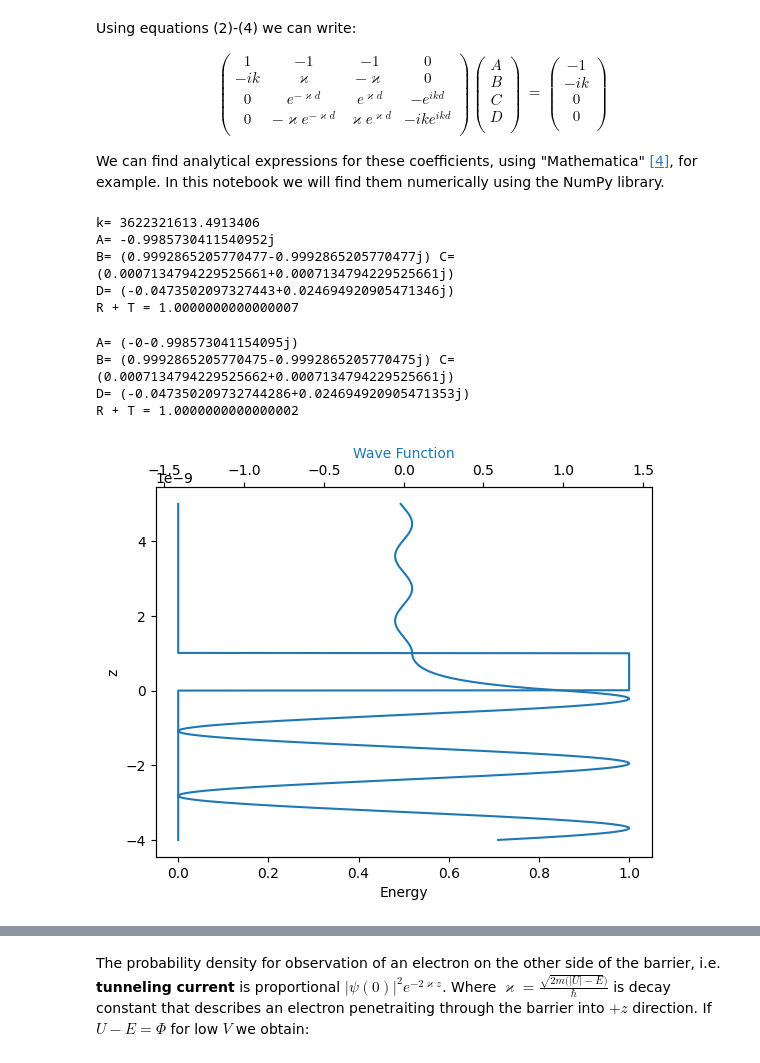
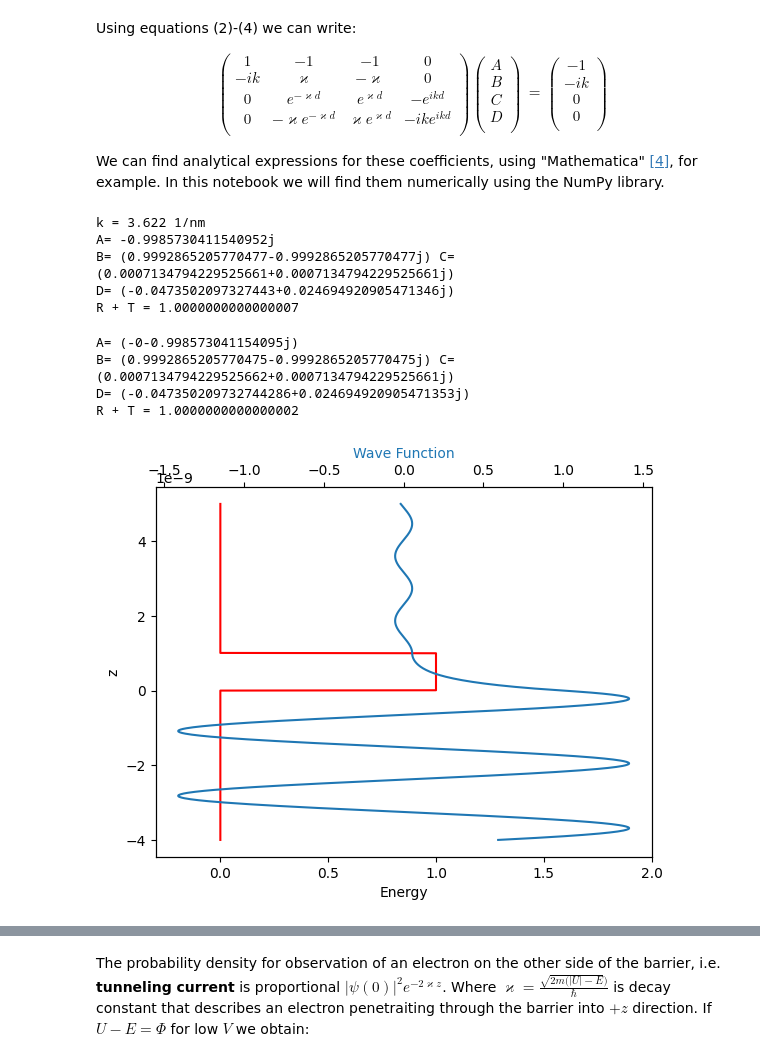
Before and after one commit to MariyaSV78/notebook_STM, a Jupyter notebook: STM/STM.ipynb, the cells around one changed output, grey strips where cells are left out. Drawn from its saved outputs; the diff is of its cells as text; code cells hidden in the pictures.

```diff
--- a/STM/STM.ipynb
+++ b/STM/STM.ipynb
@@ -105,7 +105,7 @@ E0 = 0.5*U
 k = (np.sqrt(2 * m * E0)/h)
 kappa = (np.sqrt(2 * m * (U - E0))/h)
 d = 10e-10
-print("k=",k)
+print(f"k = {k*1e-9:.4} 1/nm")
 
 F = 2*1j*k*kappa*np.cosh(kappa*d)+(k**2-kappa**2)*np.sinh(kappa*d)
 
@@ -119,7 +119,7 @@ print("B=",B, "C=",C)
 print("D=",D)
 print(f"R + T = {np.abs(A)**2 + np.abs(D)**2}")
 # %% [output]
-k= 3622321613.4913406
+k = 3.622 1/nm
 A= -0.9985730411540952j
 B= (0.9992865205770477-0.9992865205770477j) C= (0.0007134794229525661+0.0007134794229525661j)
 D= (-0.0473502097327443+0.024694920905471346j)
@@ -147,7 +147,7 @@ import numpy as np
 import matplotlib.pyplot as plt
 
 # Define the conditions for energy dependency
-def barrier_energy_dependency(z, d):
+def barrier_energy(z, d):
     out = np.zeros_like(z)
     cond = z <= 0
     out[cond] = 0
@@ -157,53 +157,41 @@ def barrier_energy_dependency(z, d):
     out[cond] = 0
     return out
 
-    if z <= 0:
-        return 0
-    elif 0 < z < d:
-        return 1
-    else:
-        return 0
-
 # Define the conditions for wave function dependency
-def wave_function(z, d):
+def wave_function(z, d, x):
     out = np.zeros_like(z, dtype=np.complex64)
     cond = z <= 0
     out[cond] = np.exp(1j*k*z[cond]) + x[0]*np.exp(-1j*k*z[cond])
     cond = np.logical_and(z > 0,  z < d)
     out[cond] = x[1]*np.exp(-kappa*z[cond]) + x[2]*np.exp(kappa*z[cond])
     cond = z >= d
     out[cond] = x[3]*np.exp(1j*k*z[cond])
     return out
 
-
-# Vectorize the function to apply it element-wise to an array
-energy_dependency_vec = np.vectorize(barrier_energy_dependency)
-wf_dependency_vec = np.vectorize(wave_function_dependency)
-
 # Define the range of z values
-z = np.linspace(-4*d, 5*d, 1000)  # Adjust the range as needed
-
+z = np.linspace(-4*d, (4 + 1)*d, 1000)  # Adjust the range as needed
 
 # Calculate the energy values for each z
-barrier_energy_values = energy_dependency_vec(z, d)
-wf_energy_values = wf_dependency_vec(z, d)
+barrier_energy_values = barrier_energy(z, d)
+wf_energy_values = wave_function(z, d, x)
 # Plot the energy and wave function dependencies
 fig, ax1 = plt.subplots()
 
 ax1.set_ylabel('z')
 ax1.set_xlabel('Energy')
-ax1.plot(barrier_energy_values, z)
+ax1.plot(barrier_energy_values, z, 'r')
+ax1.set_xlim([-0.3, 2])
 ax1.tick_params(axis='y')
 
 ax2 = ax1.twiny()
 color = 'tab:blue'
 ax2.set_xlabel('Wave Function', color=color)
 ax2.plot(np.real(wf_energy_values),  z, color=color)#ax2.plot(np.abs(wf_energy_values)**2,  z, color=color)
 
 ax2.tick_params(axis='y', labelcolor=color)
 
 
 plt.show()
 # %% [output]
-[figure, old version]
+[figure, new version]
 # %%
```
Also changed, not shown: parts of 4 cells of this notebook.
